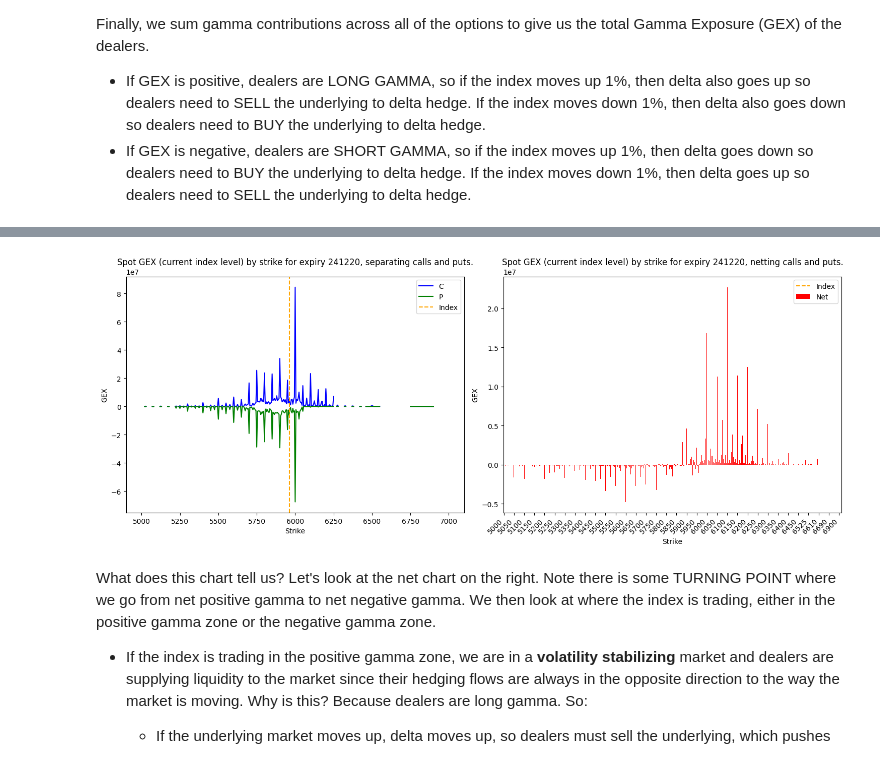
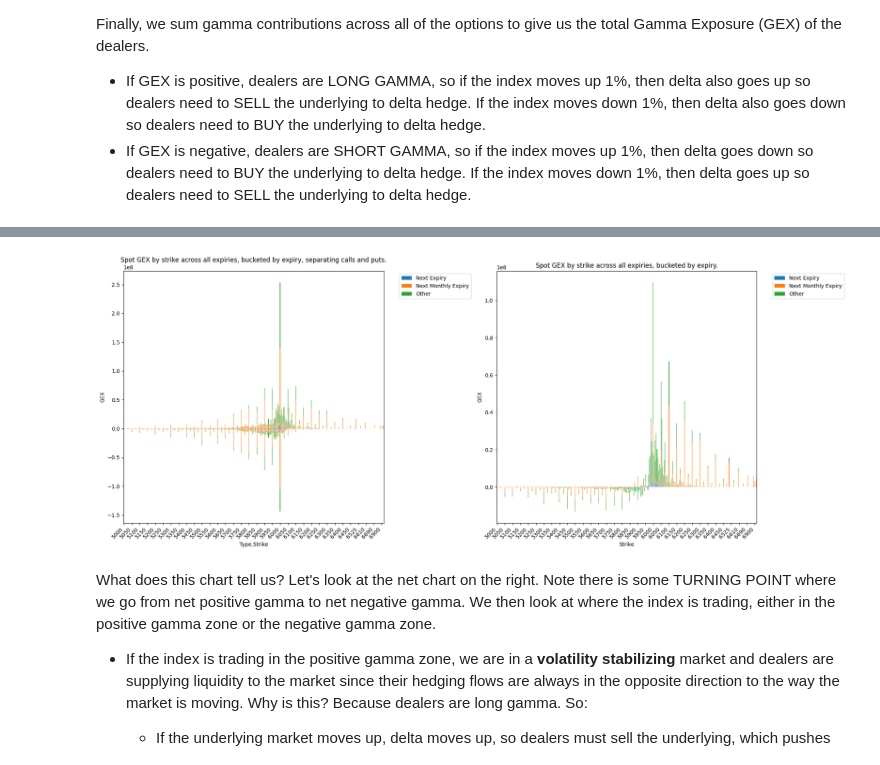
Before and after one commit to ed-churchill/implied-order-book, a Jupyter notebook: implied-order-book.ipynb, the cells around one changed output, grey strips where cells are left out. Drawn from its saved outputs; the diff is of its cells as text; code cells hidden in the pictures.

Commit message:
Aggregate across expiries

```diff
--- a/implied-order-book.ipynb
+++ b/implied-order-book.ipynb
@@ -25,3 +29,9 @@ import matplotlib.pyplot as plt
+# %%
+def is_third_friday(d):
+    """
+    Function to check if the provided date is the third friday of the month (monthly expiry)
+    """
+    return d.weekday() == 4 and 15 <= d.day <= 21
 # %% [markdown]
 # Fetch Data
 # %%
@@ -116,39 +127,41 @@ Spot GEX is 456,450,525.4453373 (where spot means at the current index level)
 # %%
 # Get GEX for various strikes and expiries, as well as for calls and puts
-gex_surface = df.groupby(['Type', 'Expiry', 'Strike'])['gamma_contribution'].sum().unstack()
-gex_net_surface = df.groupby(['Expiry', 'Strike'])['gamma_contribution'].sum().unstack()
+gex_surface = df.groupby(['Type', 'Strike', 'Expiry Bucket'])['gamma_contribution'].sum().unstack().fillna(0)
+gex_net_surface = df.groupby(['Strike', 'Expiry Bucket'])['gamma_contribution'].sum().unstack().fillna(0)
 
 # Variables for plots
-expiry = 241220
 min_strike = 5000
 max_strike = 7000
 # %%
 # Set up plot
-fig, (ax1, ax2) = plt.subplots(1, 2, figsize=(15, 6))
+fig, (ax1, ax2) = plt.subplots(1, 2, figsize=(20, 8))
 
 # Plot GEX by strike for today's expiry, separating calls and puts
-gex_surface.loc[('C', expiry)].loc[min_strike:max_strike].plot(ax=ax1, color='blue', label='C')
-gex_surface.loc[('P', expiry)].loc[min_strike:max_strike].plot(ax=ax1, color='green', label='P')
-ax1.set_title(f'Spot GEX (current index level) by strike for expiry {expiry}, separating calls and puts.')
-ax1.axvline(x=df['Index Price'][0], color='orange', linestyle='--', label='Index')
+gex_surface.loc[('C', slice(min_strike, max_strike)), :].plot(ax=ax1, kind='bar', stacked=True)
+gex_surface.loc[('P', slice(min_strike, max_strike)), :].plot(ax=ax1, kind='bar', stacked=True)
+ax1.set_title(f'Spot GEX by strike across all expiries, bucketed by expiry, separating calls and puts.')
 ax1.set_ylabel('GEX')
-ax1.legend()
+xticks = ax1.get_xticks()
+ax1.set_xticks(xticks[::10])
+ax1.set_xticklabels(gex_net_surface.loc[min_strike:max_strike].index[::10], rotation=45, ha='right')
+handles, labels = ax1.get_legend_handles_labels()
+by_label = dict(zip(labels, handles))
+ax1.legend(by_label.values(), by_label.keys(), loc='upper left', bbox_to_anchor=(1.05, 1))
 
 # Plot GEX by strike for today's expiry, netting calls and puts
-gex_net_surface.loc[expiry].loc[min_strike:max_strike].plot(ax=ax2, color='red', label='Net', kind='bar')
-ax2.set_title(f'Spot GEX (current index level) by strike for expiry {expiry}, netting calls and puts.')
-ax2.axvline(x=df['Index Price'][0], color='orange', linestyle='--', label='Index')
+gex_net_surface.loc[min_strike:max_strike].plot(ax=ax2, kind='bar', stacked=True)
+ax2.set_title(f'Spot GEX by strike across all expiries, bucketed by expiry.')
 ax2.set_ylabel('GEX')
 xticks = ax2.get_xticks()
 ax2.set_xticks(xticks[::10])
-ax2.set_xticklabels(gex_net_surface.loc[expiry].loc[min_strike:max_strike].index[::10], rotation=45, ha='right')
-ax2.legend()
+ax2.set_xticklabels(gex_net_surface.loc[min_strike:max_strike].index[::10], rotation=45, ha='right')
+ax2.legend(loc='upper left', bbox_to_anchor=(1.05, 1))
 
 # Display
 plt.tight_layout()
 plt.show()
 # %% [output]
-[figure, old version]
+[figure, new version]
 # %% [markdown]
 What does this chart tell us? Let's look at the net chart on the right. Note there is some TURNING POINT where we go from net positive gamma to net negative gamma. We then look at where the index is trading, either in the positive gamma zone or the negative gamma zone.
 
```
Also changed, not shown: parts of 8 cells of this notebook.
